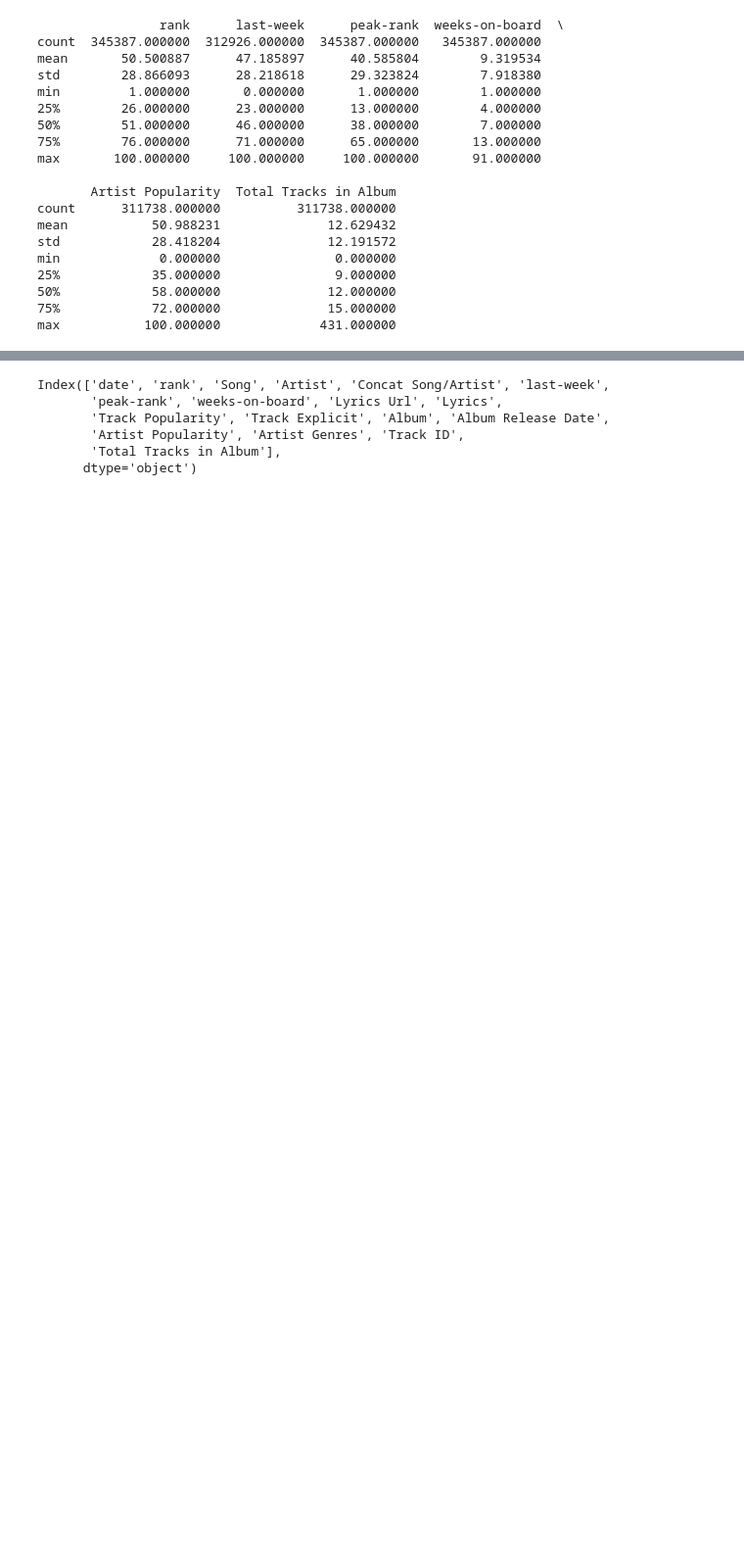
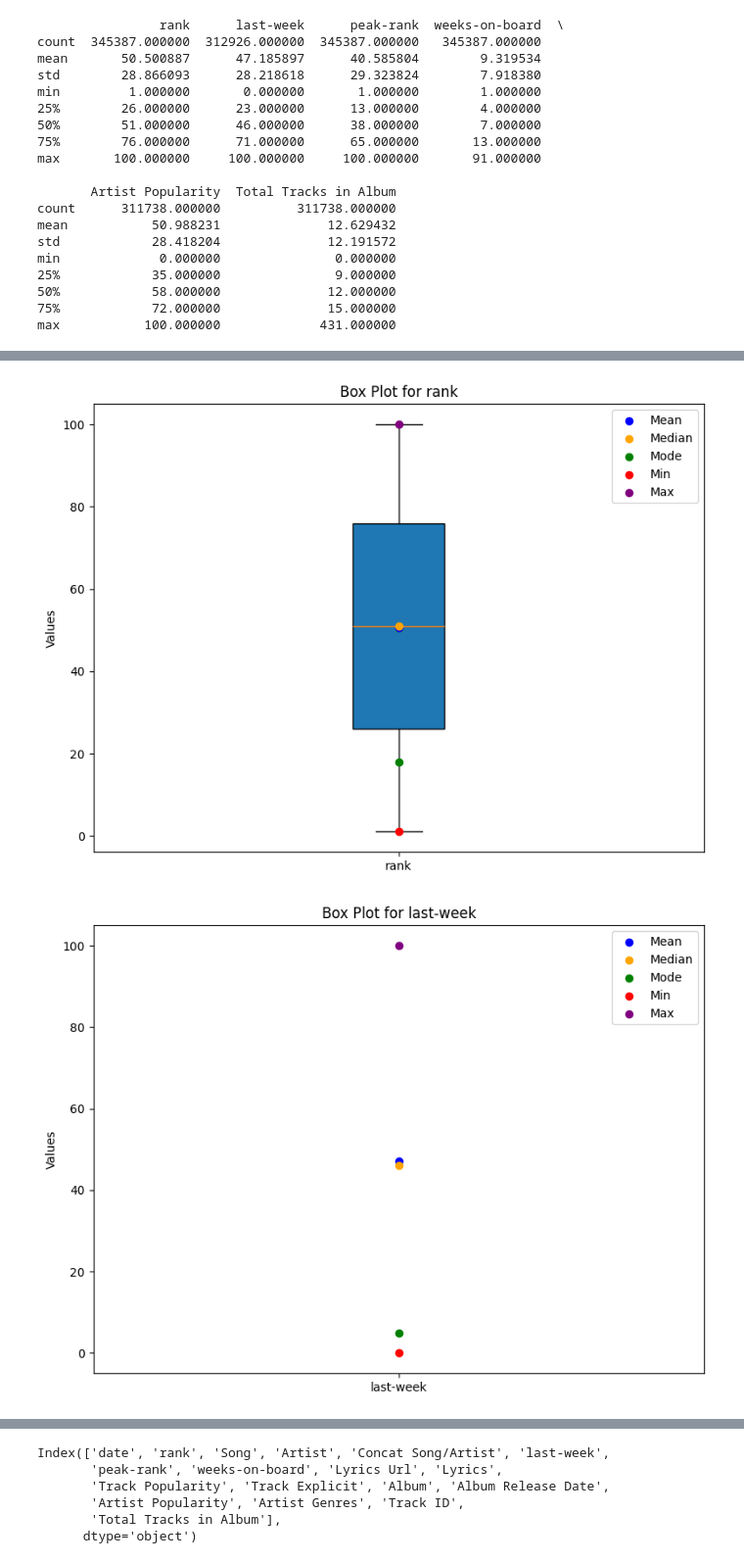
Before and after one commit to gaitocole/Final_Project, a Jupyter notebook: Music_Trends/DataEvaluation.ipynb, the cells around one changed output, grey strips where cells are left out. Shown at 98% size. Cells and saved outputs as stored; diff of their text form; code cells hidden in the pictures; blank space fills up the shorter version.

```diff
--- a/Music_Trends/DataEvaluation.ipynb
+++ b/Music_Trends/DataEvaluation.ipynb
@@ -79,0 +122,39 @@ max           100.000000             431.000000
+# %%
+# Select only numeric columns
+numeric_df = df.select_dtypes(include=['number'])
+
+# Use describe for key metrics
+summary = numeric_df.describe()
+
+# Extract statistics
+mean = summary.loc['mean']
+median = numeric_df.median()
+mode = numeric_df.mode().iloc[0]  # Take the first mode
+data_range = summary.loc['max'] - summary.loc['min']
+
+# Create individual plots for each column
+for column in numeric_df.columns:
+    plt.figure(figsize=(8, 6))
+
+    # Create box plot for the column
+    plt.boxplot(numeric_df[column], vert=True, patch_artist=True, showmeans=True, meanline=False)
+
+    # Annotate statistics
+    plt.scatter(1, mean[column], color='blue', label='Mean', zorder=5)
+    plt.scatter(1, median[column], color='orange', label='Median', zorder=5)
+    plt.scatter(1, mode[column], color='green', label='Mode', zorder=5)
+    plt.scatter(1, summary.loc['min', column], color='red', label='Min', zorder=5)
+    plt.scatter(1, summary.loc['max', column], color='purple', label='Max', zorder=5)
+
+    # Customize plot
+    plt.title(f'Box Plot for {column}')
+    plt.ylabel('Values')
+    plt.xticks([1], [column])
+    plt.legend()
+
+    # Show the plot
+    plt.tight_layout()
+    plt.show()
+# %% [output]
+[figure, added]
+[figure, added]
```
Also changed, not shown: parts of 13 cells of this notebook, 20 other files.
